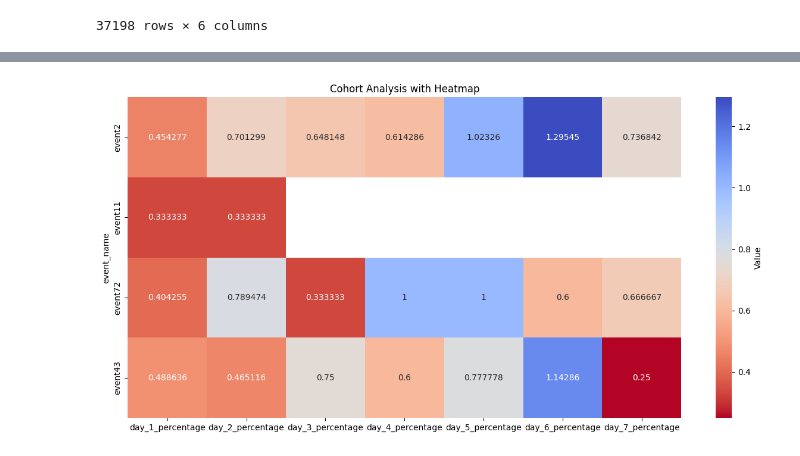
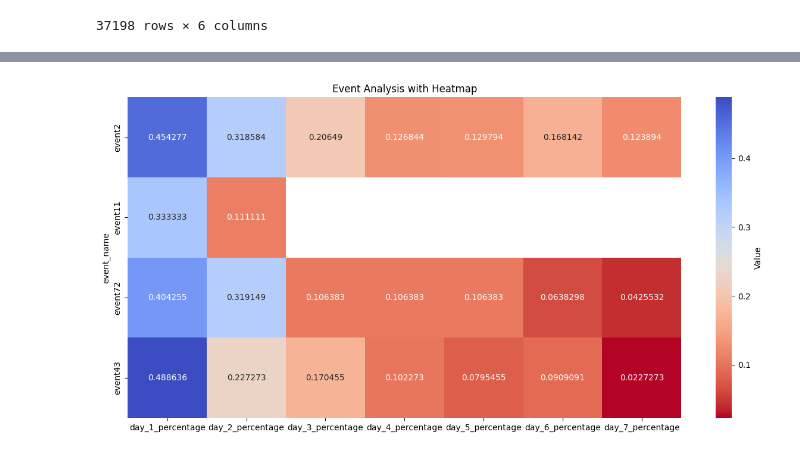
Before and after one commit to ehpower/FrogApp, a Jupyter notebook: Frog_App.ipynb, the cells around one changed output, grey strips where cells are left out. Drawn from its saved outputs; the diff is of its cells as text; code cells hidden in the pictures.

```diff
--- a/Frog_App.ipynb
+++ b/Frog_App.ipynb
@@ -857,12 +893,12 @@ df_final = pd.concat(df_list, ignore_index=True)
 df_final_percentage = df_final.copy()
 
 df_final_percentage['day_1_percentage']  = df_final_percentage['day_1']  / df_final_percentage['day_0']
-df_final_percentage['day_2_percentage']  = df_final_percentage['day_2']  / df_final_percentage['day_1']
-df_final_percentage['day_3_percentage']  = df_final_percentage['day_3']  / df_final_percentage['day_2']
-df_final_percentage['day_4_percentage']  = df_final_percentage['day_4']  / df_final_percentage['day_3']
-df_final_percentage['day_5_percentage']  = df_final_percentage['day_5']  / df_final_percentage['day_4']
-df_final_percentage['day_6_percentage']  = df_final_percentage['day_6']  / df_final_percentage['day_5']
-df_final_percentage['day_7_percentage']  = df_final_percentage['day_7']  / df_final_percentage['day_6']
+df_final_percentage['day_2_percentage']  = df_final_percentage['day_2']  / df_final_percentage['day_0']
+df_final_percentage['day_3_percentage']  = df_final_percentage['day_3']  / df_final_percentage['day_0']
+df_final_percentage['day_4_percentage']  = df_final_percentage['day_4']  / df_final_percentage['day_0']
+df_final_percentage['day_5_percentage']  = df_final_percentage['day_5']  / df_final_percentage['day_0']
+df_final_percentage['day_6_percentage']  = df_final_percentage['day_6']  / df_final_percentage['day_0']
+df_final_percentage['day_7_percentage']  = df_final_percentage['day_7']  / df_final_percentage['day_0']
 
 
 df_final_percentage.drop(columns=['day_0', 'day_1', 'day_2', 'day_3', 'day_4', 'day_5',
@@ -879,16 +915,16 @@ df_final_percentage
 # %%
-# @title Plotting Appearance Rate by Cohort
+# @title Plotting Appearance Rate by Event
 df2 = pd.DataFrame(df_final_percentage)
 
-# Setting the cohort_day as the index
+
 df2.set_index('event_name', inplace=True)
+
 mask = df2 == 0
 
 
-# Plotting the heatmap
 plt.figure(figsize=(15, 7))
 sns.heatmap(df2, annot=True, cmap='coolwarm_r', fmt='g', mask=mask, cbar_kws={'label': 'Value'})
-plt.title('Cohort Analysis with Heatmap')
+plt.title('Event Analysis with Heatmap')
 plt.show()
 # %% [output]
-[figure, old version]
+[figure, new version]
```
Also changed, not shown: parts of 36 cells of this notebook.
